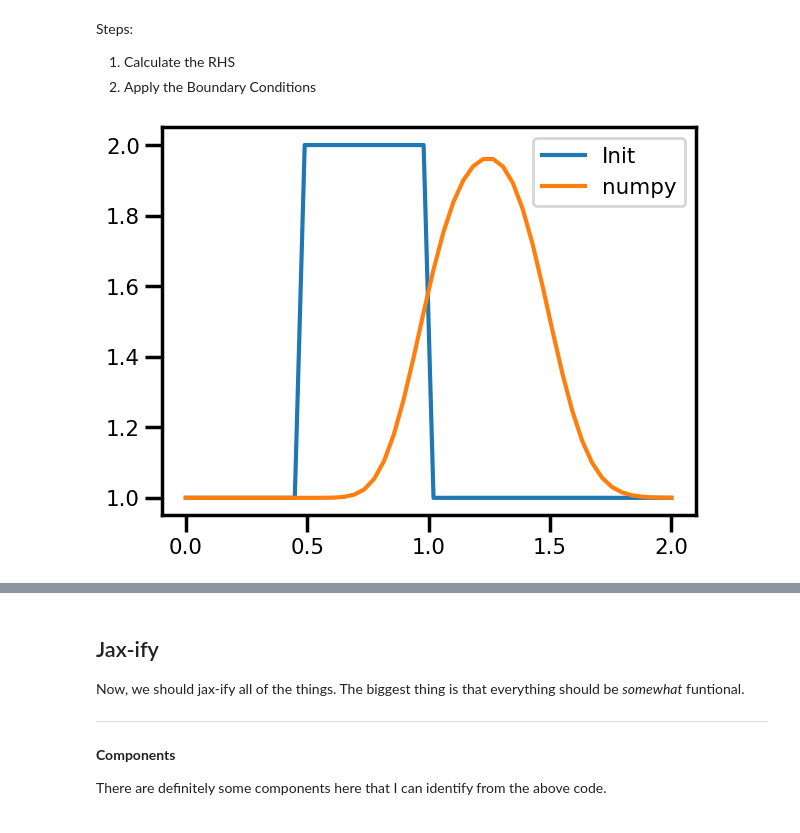
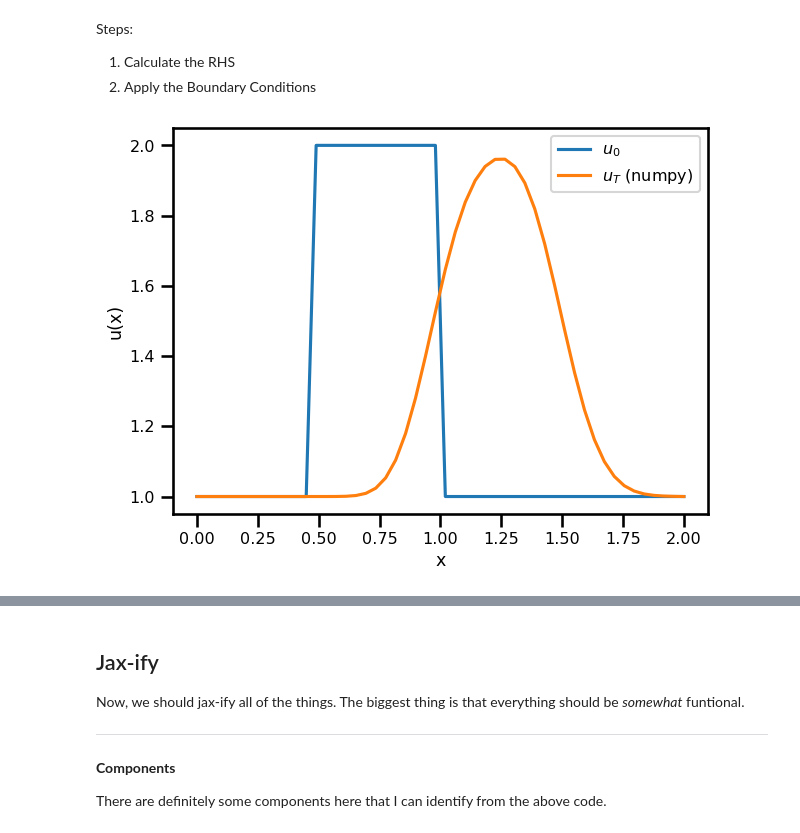
Before and after one commit to jejjohnson/jaxsw, a Jupyter notebook: notebooks/dev/eman/12_steps_2_NS/1.1_linear_convection.ipynb, the cells around one changed output, grey strips where cells are left out. Cells and saved outputs as stored; diff of their text form; code cells hidden in the pictures.

```diff
--- a/notebooks/dev/eman/12_steps_2_NS/1.1_linear_convection.ipynb
+++ b/notebooks/dev/eman/12_steps_2_NS/1.1_linear_convection.ipynb
@@ -51,7 +51,7 @@ from jaxtyping import Float, Array, PyTree
 import wandb
 
 sns.reset_defaults()
-sns.set_context(context="poster", font_scale=0.7)
+sns.set_context(context="talk", font_scale=0.7)
 jax.config.update("jax_enable_x64", True)
 
 %matplotlib inline
@@ -150,13 +150,16 @@ for t in tqdm(time_steps):
 solns["numpy"] = u
 # %%
 fig, ax = plt.subplots()
-ax.plot(x_grid, u_init, label="Init")
-ax.plot(x_grid, solns["numpy"], label="numpy")
+ax.plot(x_grid, u_init, label=r"$u_0$")
+ax.plot(x_grid, solns["numpy"], label="$u_T$ (numpy)")
+ax.set(
+    xlabel="x", ylabel="u(x)",
+)
 plt.legend()
 plt.tight_layout()
 plt.show()
 # %% [output]
-[figure, old version]
+[figure, new version]
 # %%
 # initialize field to be zero
 u_init = jnp.ones((nx,), dtype=jnp.float32)
```
Also changed, not shown: parts of 13 cells of this notebook, 1 other file.
